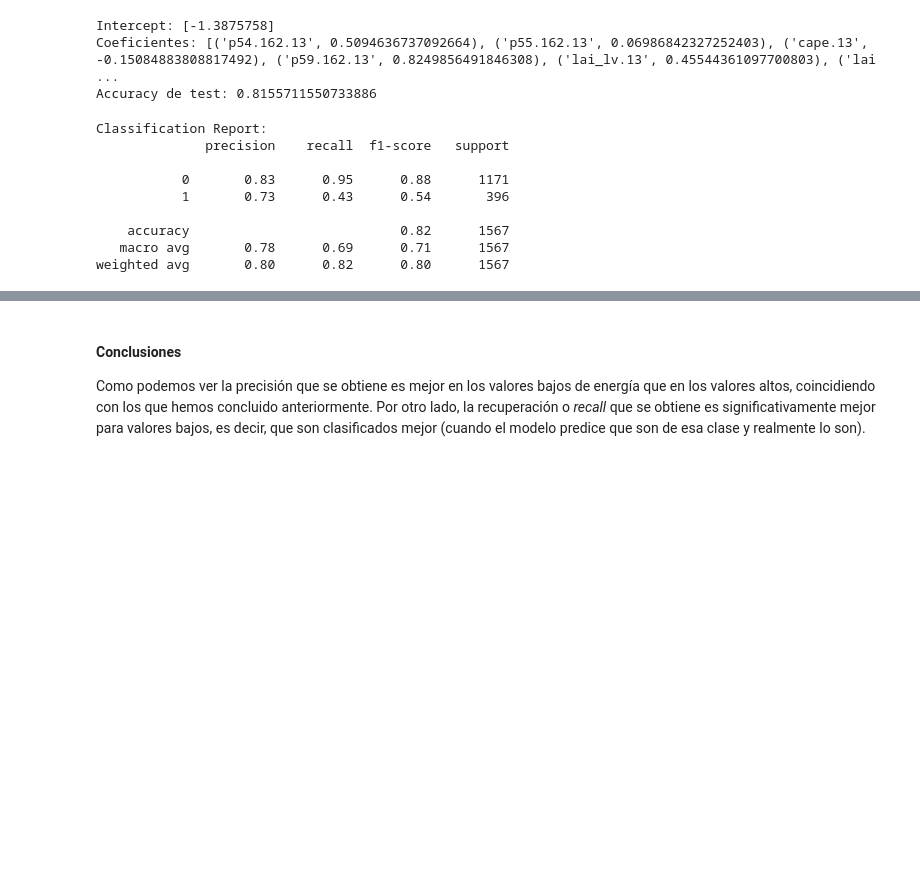
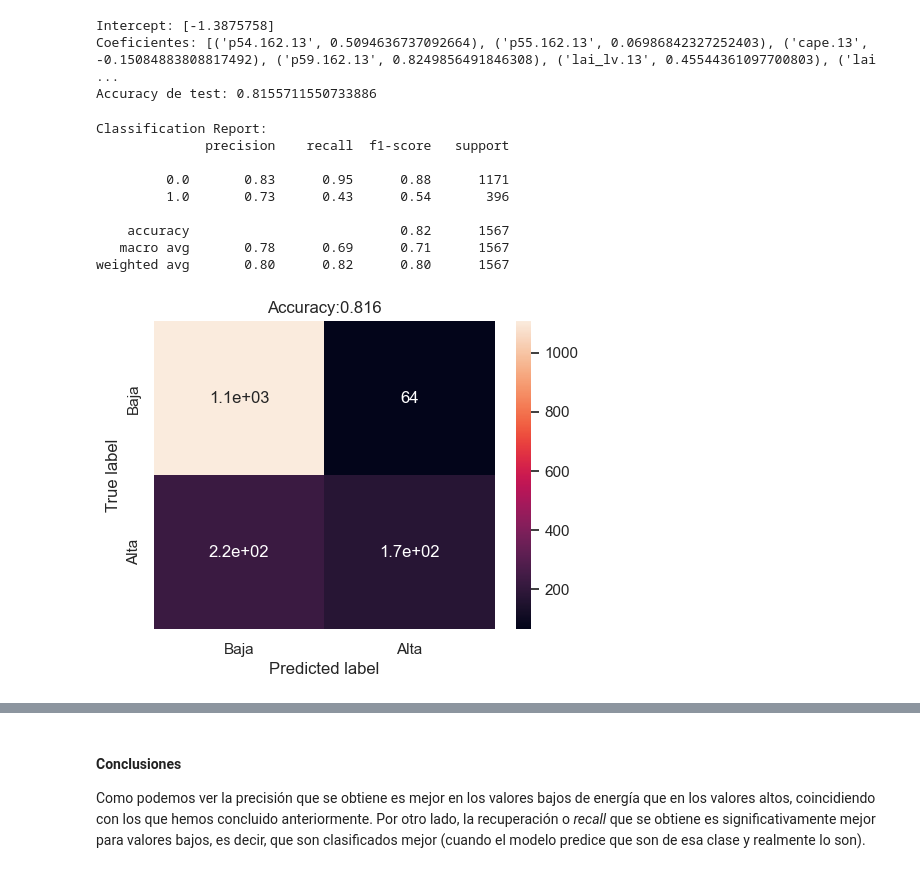
Before and after one commit to celiiaaa/Energy_Prediction_System, a Jupyter notebook: main.ipynb, the cells around one changed output, grey strips where cells are left out. Cells and saved outputs as stored; diff of their text form; code cells hidden in the pictures; blank space fills up the shorter version.

```diff
--- a/main.ipynb
+++ b/main.ipynb
@@ -440,5 +448,4 @@ Finalmente obtenemos que el mejor modelo de KNN de regresión con escalado de da
 Aplicaremos el método de escalado *StandardScaler*, debido a que es el de mejor resultado.
 # %%
 scaler = StandardScaler()
-X_train_scaled = scaler.fit_transform(X_train)
-X_test_scaled = scaler.transform(X_test)
+X_df = scaler.fit_transform(X_df)
@@ -1522,9 +1533,25 @@ print (result)
 Classification Report:
               precision    recall  f1-score   support
 
-           0       0.83      0.95      0.88      1171
-           1       0.73      0.43      0.54       396
+         0.0       0.83      0.95      0.88      1171
+         1.0       0.73      0.43      0.54       396
 
     accuracy                           0.82      1567
    macro avg       0.78      0.69      0.71      1567
 weighted avg       0.80      0.82      0.80      1567
+# %%
+# Creates a confusion matrix
+cm = metrics.confusion_matrix(y_test_clf, y_test_pred)
+accuracy = metrics.accuracy_score(y_test_clf, y_test_pred)
+# Transform to df for easier plotting
+cm_df = pd.DataFrame(cm,
+                     index = ['Baja','Alta'],
+                     columns = ['Baja','Alta'])
+plt.figure(figsize=(5.5,4))
+sns.heatmap(cm_df, annot=True)
+plt.title('Accuracy:{0:.3f}'.format(accuracy))
+plt.ylabel('True label')
+plt.xlabel('Predicted label')
+plt.show()
+# %% [output]
+[figure, added]
```
Also changed, not shown: parts of 23 cells of this notebook, 2 other files.
